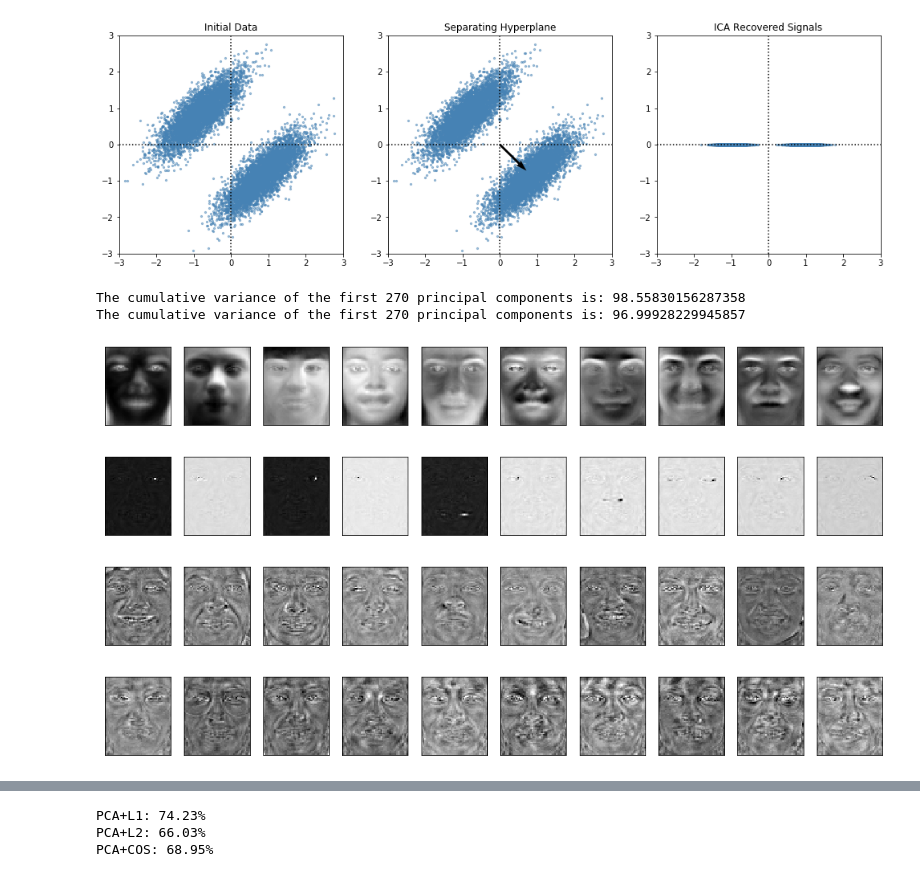
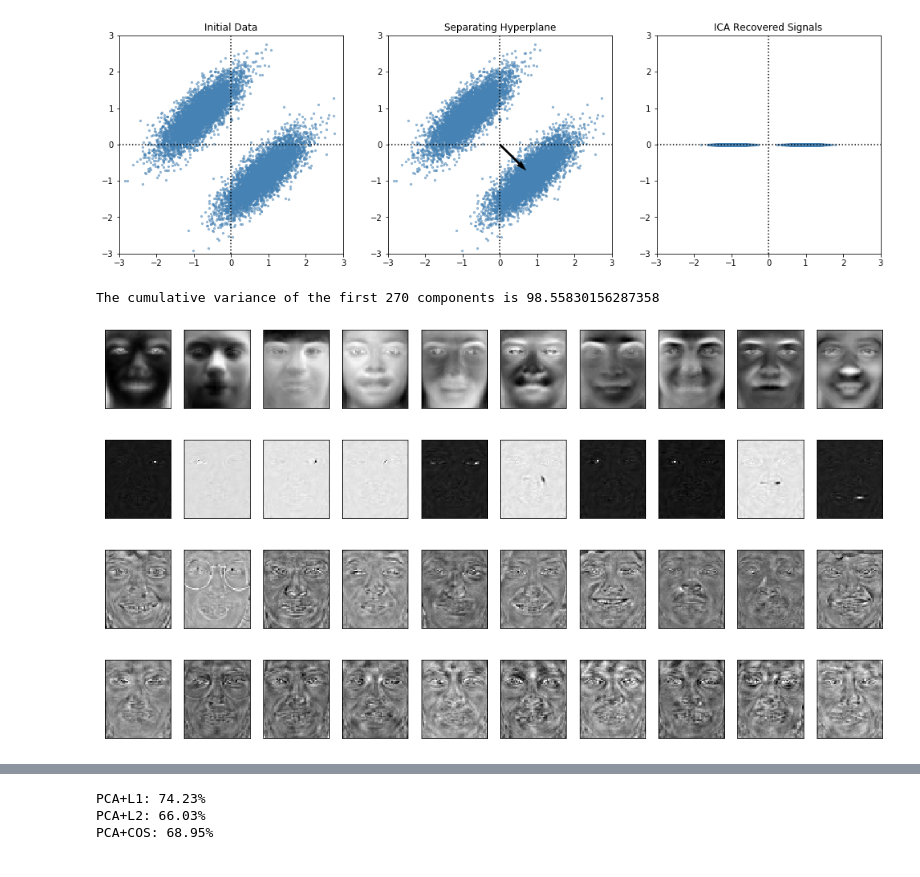
Before and after one commit to mideaconu/face-recognition, a Jupyter notebook: notebook/comparative-FERET-study.ipynb, the cells around one changed output, grey strips where cells are left out. Saved outputs shown, nothing was run; the diff lists cells and outputs as text; code cells hidden in the pictures.

```diff
--- a/comparative-FERET-study.ipynb
+++ b/notebook/comparative-FERET-study.ipynb
@@ -208,44 +211,44 @@ def read_images(directory_name):
 X, y = read_images("training_set")
 X = center(X); X = standardize(X)
 
-pca = PCA(X, 270, True)
-pca_ = PCA(X.T, 270, True)
-
-ica1 = ICA(X.T @ pca_.T, 270)
-ica2 = ICA(X @ pca.T, 270)
-lda = LDA(X @ pca.T, y, 224)
+pca = dr.PCA(X, 270)
+print("The cumulative variance of the first 270 components is " + str(pca.get_explained_variance()))
+pca_ = dr.PCA(X.T, 270)
+ica1 = dr.ICA(X.T @ pca_.get_components().T, 270)
+ica2 = dr.ICA(X @ pca.get_components().T, 270)
+lda = dr.LDA(X @ pca.get_components().T, y, 224)
 # %% [output]
-The cumulative variance of the first 270 principal components is: 98.55830156287358
-The cumulative variance of the first 270 principal components is: 96.99928229945857
+The cumulative variance of the first 270 components is 98.55830156287358
-# %%
-ica1 = ica1 @ pca#_
-ica2 = ica2 @ pca
-lda = lda @ pca
+# %%
+PC = pca.get_components()
+IC1 = np.dot(ica1.get_components(), PC)
+IC2 = np.dot(ica2.get_components(), PC)
+LD = np.dot(lda.get_components(), PC)
 # %%
 fig, axes = plt.subplots(1, 10, figsize=(17, 3), subplot_kw={"xticks":[], "yticks":[]})
 for i, ax in enumerate(axes.flat):
-    ax.imshow(pca[i].reshape(60, 50), cmap="gray")
+    ax.imshow(PC[i].reshape(60, 50), cmap="gray")
 # %% [output]
 [figure]
+# %%
+IC1_ = np.dot(ica1.get_components(), np.dot(pca_.get_components(), X))
+fig, axes = plt.subplots(1, 10, figsize=(17, 3), subplot_kw={"xticks":[], "yticks":[]})
+for i, ax in enumerate(axes.flat):
+    ax.imshow(IC1_[i].reshape(60, 50), cmap="gray")
+# %% [output]
+[figure, added]
 # %%
-ica1_ = ica1 @ X
 fig, axes = plt.subplots(1, 10, figsize=(17, 3), subplot_kw={"xticks":[], "yticks":[]})
 for i, ax in enumerate(axes.flat):
-    ax.imshow(ica1_[i].reshape(60, 50), cmap="gray")
+    ax.imshow(IC2[i].reshape(60, 50), cmap="gray")
 # %% [output]
-[figure, old version]
+[figure, new version]
 # %%
 fig, axes = plt.subplots(1, 10, figsize=(17, 3), subplot_kw={"xticks":[], "yticks":[]})
 for i, ax in enumerate(axes.flat):
-    ax.imshow(ica2[i].reshape(60, 50), cmap="gray")
+    ax.imshow(LD[i].reshape(60, 50), cmap="gray")
 # %% [output]
-[figure, old version]
+[figure, new version]
-# %%
-fig, axes = plt.subplots(1, 10, figsize=(17, 3), subplot_kw={"xticks":[], "yticks":[]})
-for i, ax in enumerate(axes.flat):
-    ax.imshow(lda[i].reshape(60, 50), cmap="gray")
-# %% [output]
-[figure, removed]
 # %%
 Xg, yg = read_images("gallery")
 Xg = center(Xg); Xg = standardize(Xg)
```
Also changed, not shown: parts of 42 cells of this notebook, 1 other file.
